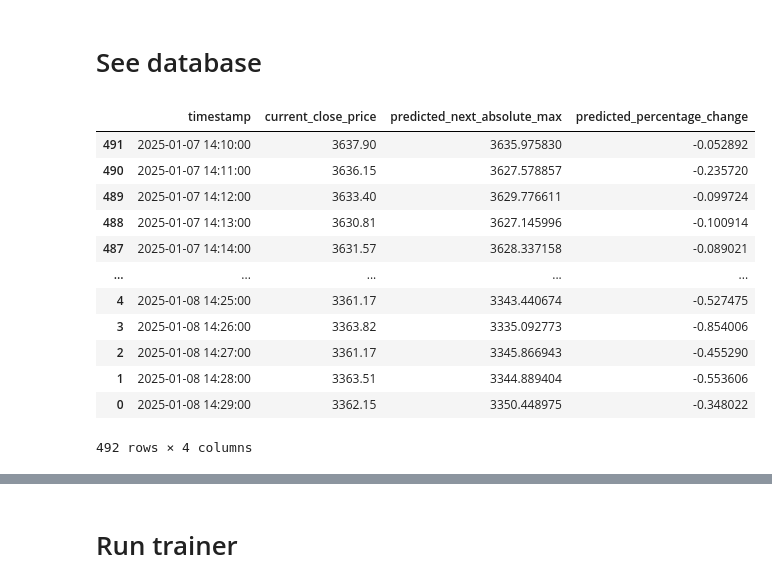
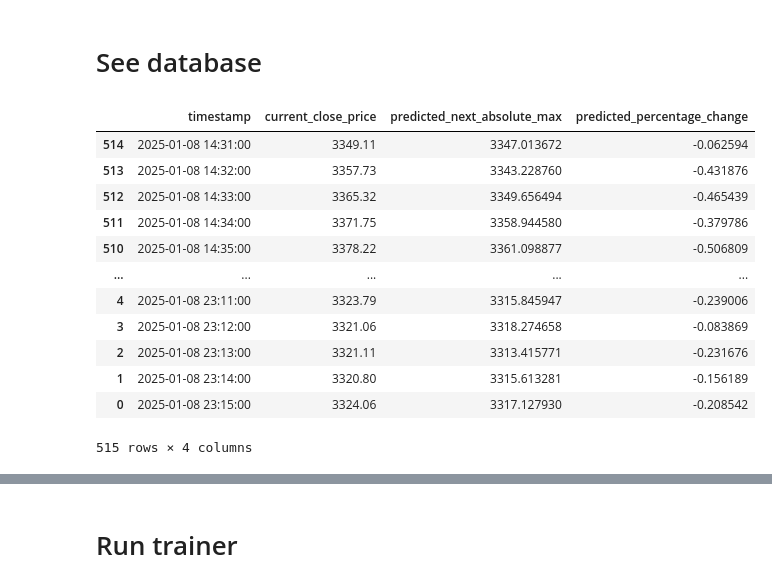
Before and after one commit to ernestomccormick/income_prod, a Jupyter notebook: ui.ipynb, the cells around one changed output, grey strips where cells are left out. Saved outputs shown, nothing was run; the diff lists cells and outputs as text; code cells hidden in the pictures.

```diff
--- a/ui.ipynb
+++ b/ui.ipynb
@@ -63,40 +66,40 @@ Data is unordered: False
 # %%
 # Define database connection function
 def connect_to_sqlite():
     conn = sqlite3.connect("crypto_data.sqlite", check_same_thread=False)
     conn.execute("PRAGMA journal_mode=WAL;")  # Enable concurrent reads and writes
     return conn
 
 def load_preds():
     conn = connect_to_sqlite()
     query = """
         SELECT *
         FROM predictions
-        WHERE timestamp > '2025-01-07 01:00:00'
+        WHERE timestamp > '2025-01-08 14:30:00'
         ORDER BY timestamp DESC
         """
     df = pd.read_sql_query(query, conn)  # Read the data into a pandas DataFrame
     conn.close()
     return df.sort_values('timestamp')
 
 preds = load_preds()
 # Remove duplicate rows from the DataFrame
 preds = preds.drop_duplicates()
 preds
 # %% [output]
 |  | timestamp | current_close_price | predicted_next_absolute_max | predicted_percentage_change |
-| 491 | 2025-01-07 14:10:00 | 3637.90 | 3635.975830 | -0.052892 |
-| 490 | 2025-01-07 14:11:00 | 3636.15 | 3627.578857 | -0.235720 |
-| 489 | 2025-01-07 14:12:00 | 3633.40 | 3629.776611 | -0.099724 |
-| 488 | 2025-01-07 14:13:00 | 3630.81 | 3627.145996 | -0.100914 |
-| 487 | 2025-01-07 14:14:00 | 3631.57 | 3628.337158 | -0.089021 |
+| 514 | 2025-01-08 14:31:00 | 3349.11 | 3347.013672 | -0.062594 |
+| 513 | 2025-01-08 14:32:00 | 3357.73 | 3343.228760 | -0.431876 |
+| 512 | 2025-01-08 14:33:00 | 3365.32 | 3349.656494 | -0.465439 |
+| 511 | 2025-01-08 14:34:00 | 3371.75 | 3358.944580 | -0.379786 |
+| 510 | 2025-01-08 14:35:00 | 3378.22 | 3361.098877 | -0.506809 |
 | ... | ... | ... | ... | ... |
-| 4 | 2025-01-08 14:25:00 | 3361.17 | 3343.440674 | -0.527475 |
-| 3 | 2025-01-08 14:26:00 | 3363.82 | 3335.092773 | -0.854006 |
-| 2 | 2025-01-08 14:27:00 | 3361.17 | 3345.866943 | -0.455290 |
-| 1 | 2025-01-08 14:28:00 | 3363.51 | 3344.889404 | -0.553606 |
-| 0 | 2025-01-08 14:29:00 | 3362.15 | 3350.448975 | -0.348022 |
+| 4 | 2025-01-08 23:11:00 | 3323.79 | 3315.845947 | -0.239006 |
+| 3 | 2025-01-08 23:12:00 | 3321.06 | 3318.274658 | -0.083869 |
+| 2 | 2025-01-08 23:13:00 | 3321.11 | 3313.415771 | -0.231676 |
+| 1 | 2025-01-08 23:14:00 | 3320.80 | 3315.613281 | -0.156189 |
+| 0 | 2025-01-08 23:15:00 | 3324.06 | 3317.127930 | -0.208542 |
-492 rows × 4 columns
+515 rows × 4 columns
 # %%
 
 def load_data():
```
Also changed, not shown: parts of 6 cells of this notebook.
